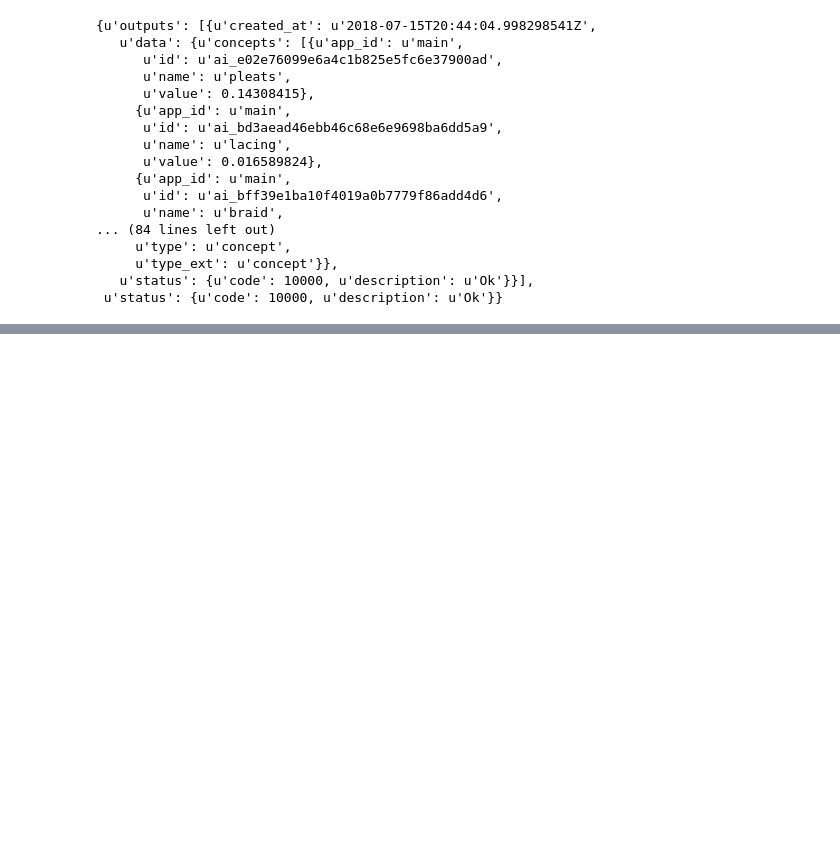
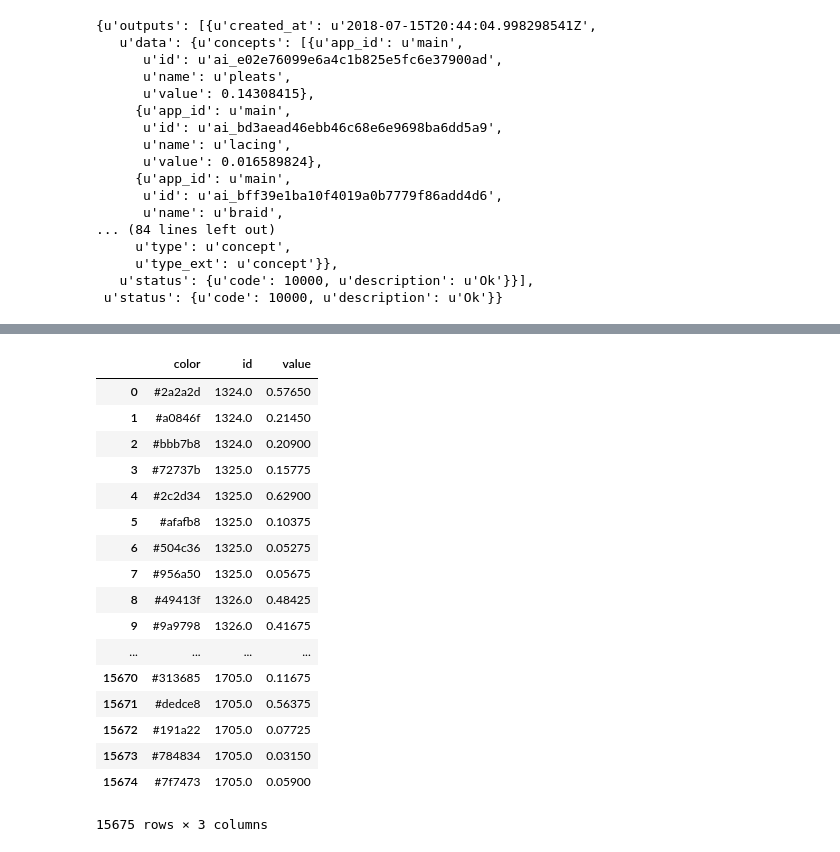
Before and after one commit to rajdeep07/Crux, a Jupyter notebook: Vogue.ipynb, the cells around one changed output, grey strips where cells are left out. Saved outputs shown, nothing was run; the diff lists cells and outputs as text; code cells hidden in the pictures; blank space fills up the shorter version.

Commit message:
Added file Color_Hex_Codes with raw hex codes for top colors for all images

```diff
--- a/Vogue.ipynb
+++ b/Vogue.ipynb
@@ -141,3 +122,5 @@ model.predict_by_url(url='https://assets.vogue.com/photos/595a6e6ca236912379c91c
      u'type_ext': u'concept'}},
    u'status': {u'code': 10000, u'description': u'Ok'}}],
  u'status': {u'code': 10000, u'description': u'Ok'}}
+# %%
+df = pd.read_csv('Exported_Images', usecols=[2,3,4])
@@ -143,0 +136,2 @@ model.predict_by_url(url='https://assets.vogue.com/photos/595a6e6ca236912379c91c
+# %%
+df['id'] = (df['imageurl']).astype('category').cat.codes
@@ -143,0 +147,34 @@ model.predict_by_url(url='https://assets.vogue.com/photos/595a6e6ca236912379c91c
+# %%
+app = ClarifaiApp(api_key='e2971b53cb274c05a018154c0d6cc4f6')
+model = app.models.get('color')
+
+data_final = pd.DataFrame()
+
+for id in df['id']:
+    url_img = df.loc[df['id']==id, 'imageurl'].iloc[0]
+    image = ClImage(url=str(url_img))
+    response = model.predict([image])
+    for i in range(0,len(response['outputs'][0]['data']['colors']),1):
+        p={'id': id, 'color': str(response['outputs'][0]['data']['colors'][i]['raw_hex']),'value': response['outputs'][0]['data']['colors'][i]['value']}
+        data_final = data_final.append(p, ignore_index=True)
+# %%
+data_final
+# %% [output]
+|  | color | id | value |
+| 0 | #2a2a2d | 1324.0 | 0.57650 |
+| 1 | #a0846f | 1324.0 | 0.21450 |
+| 2 | #bbb7b8 | 1324.0 | 0.20900 |
+| 3 | #72737b | 1325.0 | 0.15775 |
+| 4 | #2c2d34 | 1325.0 | 0.62900 |
+| 5 | #afafb8 | 1325.0 | 0.10375 |
+| 6 | #504c36 | 1325.0 | 0.05275 |
+| 7 | #956a50 | 1325.0 | 0.05675 |
+| 8 | #49413f | 1326.0 | 0.48425 |
+| 9 | #9a9798 | 1326.0 | 0.41675 |
+| ... | ... | ... | ... |
+| 15670 | #313685 | 1705.0 | 0.11675 |
+| 15671 | #dedce8 | 1705.0 | 0.56375 |
+| 15672 | #191a22 | 1705.0 | 0.07725 |
+| 15673 | #784834 | 1705.0 | 0.03150 |
+| 15674 | #7f7473 | 1705.0 | 0.05900 |
+15675 rows × 3 columns
```
Also changed, not shown: parts of 8 cells of this notebook, 1 other file.
